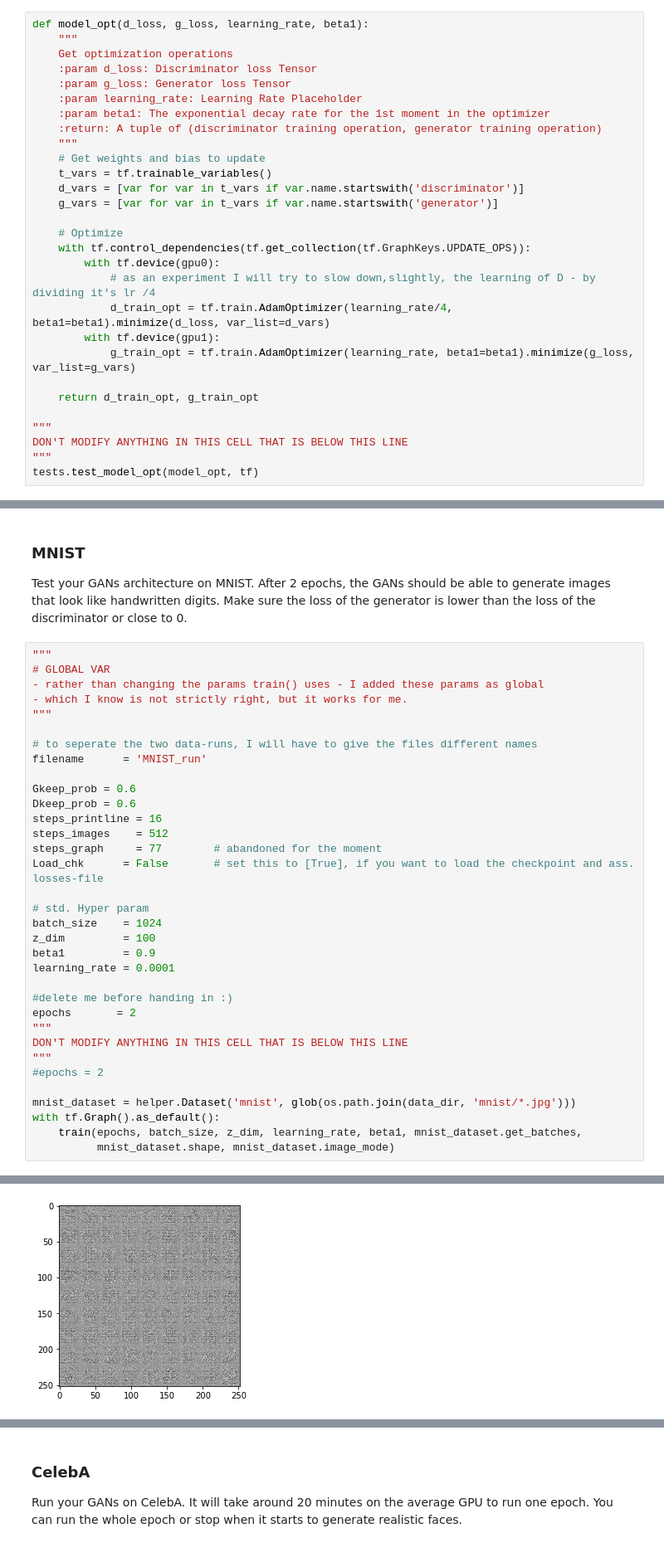
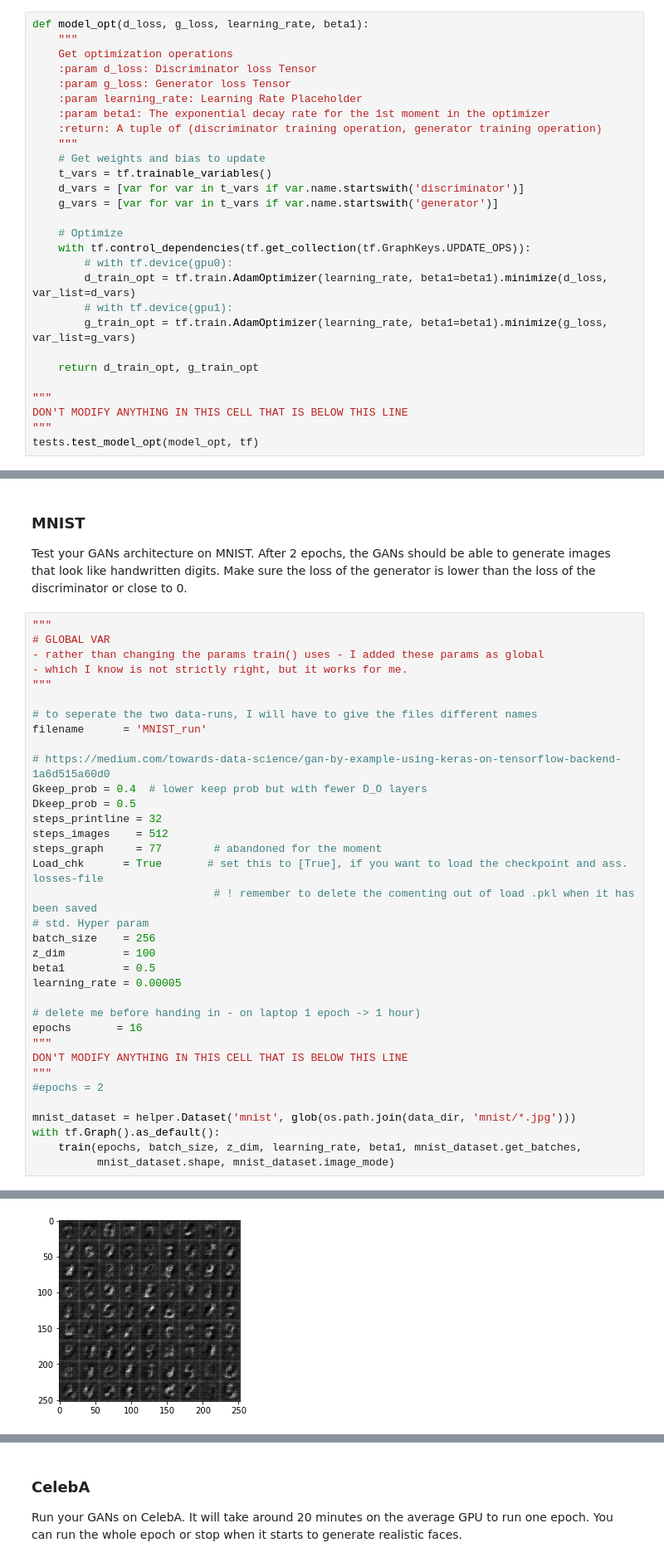
Before and after one commit to gertadam/Project5, a Jupyter notebook: dlnd_face_generation.ipynb, the cells around one changed output, grey strips where cells are left out. Shown at 83% size. Cells and saved outputs as stored; diff of their text form.

```diff
--- a/dlnd_face_generation.ipynb
+++ b/dlnd_face_generation.ipynb
@@ -397,11 +395,10 @@ def model_opt(d_loss, g_loss, learning_rate, beta1):
 
     # Optimize
     with tf.control_dependencies(tf.get_collection(tf.GraphKeys.UPDATE_OPS)):
-        with tf.device(gpu0):
-            # as an experiment I will try to slow down,slightly, the learning of D - by dividing it's lr /4
-            d_train_opt = tf.train.AdamOptimizer(learning_rate/4, beta1=beta1).minimize(d_loss, var_list=d_vars)
-        with tf.device(gpu1):
-            g_train_opt = tf.train.AdamOptimizer(learning_rate, beta1=beta1).minimize(g_loss, var_list=g_vars)
+        # with tf.device(gpu0):
+        d_train_opt = tf.train.AdamOptimizer(learning_rate, beta1=beta1).minimize(d_loss, var_list=d_vars)
+        # with tf.device(gpu1):
+        g_train_opt = tf.train.AdamOptimizer(learning_rate, beta1=beta1).minimize(g_loss, var_list=g_vars)
 
     return d_train_opt, g_train_opt
 
@@ -653,21 +660,22 @@ Test your GANs architecture on MNIST.  After 2 epochs, the GANs should be able t
 # to seperate the two data-runs, I will have to give the files different names
 filename      = 'MNIST_run'
 
-Gkeep_prob = 0.6
-Dkeep_prob = 0.6
-steps_printline = 16
+# https://medium.com/towards-data-science/gan-by-example-using-keras-on-tensorflow-backend-1a6d515a60d0
+Gkeep_prob = 0.4  # lower keep prob but with fewer D_O layers
+Dkeep_prob = 0.5
+steps_printline = 32
 steps_images    = 512
 steps_graph     = 77        # abandoned for the moment
-Load_chk      = False       # set this to [True], if you want to load the checkpoint and ass. losses-file
+Load_chk      = True       # set this to [True], if you want to load the checkpoint and ass. losses-file
+                            # ! remember to delete the comenting out of load .pkl when it has been saved
+# std. Hyper param
+batch_size    = 256
+z_dim         = 100
+beta1         = 0.5
+learning_rate = 0.00005
 
-# std. Hyper param
-batch_size    = 1024
-z_dim         = 100
-beta1         = 0.9
-learning_rate = 0.0001
-
-#delete me before handing in :)
-epochs       = 2
+# delete me before handing in - on laptop 1 epoch -> 1 hour)
+epochs       = 16
 """
 DON'T MODIFY ANYTHING IN THIS CELL THAT IS BELOW THIS LINE
 """
@@ -681 +690 @@ with tf.Graph().as_default():
-[figure, old version]
+[figure, new version]
```
Also changed, not shown: parts of 8 cells of this notebook.
